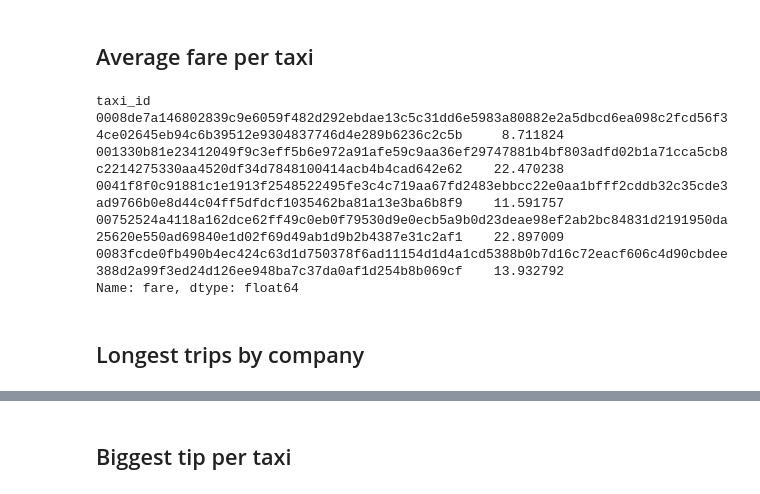
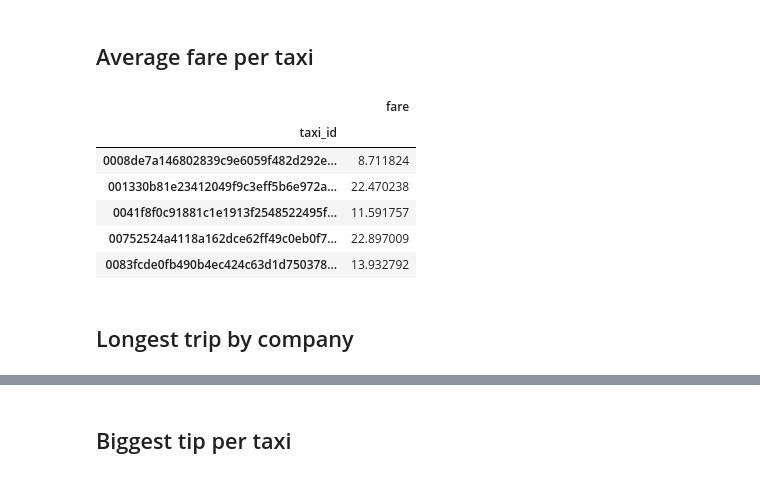
Before and after one commit to EwertonLuan/data_pipeline, a Jupyter notebook: data_pipeline.ipynb, the cells around one changed output, grey strips where cells are left out. Saved outputs shown, nothing was run; the diff lists cells and outputs as text; code cells hidden in the pictures.

```diff
--- a/data_pipeline.ipynb
+++ b/data_pipeline.ipynb
@@ -11,7 +11,7 @@ from pandas.io.json import json_normalize
 # %% [markdown]
 ## 2. DATA ANALYSIS
 # %%
-date_time_zone_parser = lambda x: pd.datetime.strptime(x, '%Y-%m-%d %H:%M:%S %Z')
+date_time_zone_parser = lambda x: datetime.strptime(x, '%Y-%m-%d %H:%M:%S %Z')
 
 df_taxi = pd.read_csv('chicago_taxi_2020.csv',
                  parse_dates=['trip_start_timestamp'],
@@ -22,7 +22,7 @@ df_taxi = pd.read_csv('chicago_taxi_2020.csv',
 df_taxi['trip_km'] = df_taxi.trip_miles.div(0.621371).round(3)
 
 # End Trip Rounded by 15min
-df_taxi['trip_end_timestamp'] = df_taxi['trip_start_timestamp'] + pd.to_timedelta(df['trip_seconds'], unit='s')
+df_taxi['trip_end_timestamp'] = df_taxi['trip_start_timestamp'] + pd.to_timedelta(df_taxi['trip_seconds'], unit='s')
 df_taxi['trip_end_timestamp'] = df_taxi['trip_end_timestamp'].dt.round('15min')
 
 df_taxi.head()
@@ -38,17 +38,17 @@ df_taxi.head()
 ##  Average fare per taxi
 # %%
 
-df_taxi_average = df_taxi.groupby('taxi_id')['fare'].mean()
+df_taxi_average = pd.DataFrame(df_taxi.groupby('taxi_id')['fare'].mean())
 
 df_taxi_average.head()
 # %% [output]
-taxi_id
-0008de7a146802839c9e6059f482d292ebdae13c5c31dd6e5983a80882e2a5dbcd6ea098c2fcd56f34ce02645eb94c6b39512e9304837746d4e289b6236c2c5b     8.711824
-001330b81e23412049f9c3eff5b6e972a91afe59c9aa36ef29747881b4bf803adfd02b1a71cca5cb8c2214275330aa4520df34d7848100414acb4b4cad642e62    22.470238
-0041f8f0c91881c1e1913f2548522495fe3c4c719aa67fd2483ebbcc22e0aa1bfff2cddb32c35cde3ad9766b0e8d44c04ff5dfdcf1035462ba81a13e3ba6b8f9    11.591757
-00752524a4118a162dce62ff49c0eb0f79530d9e0ecb5a9b0d23deae98ef2ab2bc84831d2191950da25620e550ad69840e1d02f69d49ab1d9b2b4387e31c2af1    22.897009
-0083fcde0fb490b4ec424c63d1d750378f6ad11154d1d4a1cd5388b0b7d16c72eacf606c4d90cbdee388d2a99f3ed24d126ee948ba7c37da0af1d254b8b069cf    13.932792
-Name: fare, dtype: float64
+|  | fare |
+| taxi_id |  |
+| 0008de7a146802839c9e6059f482d292e... | 8.711824 |
+| 001330b81e23412049f9c3eff5b6e972a... | 22.470238 |
+| 0041f8f0c91881c1e1913f2548522495f... | 11.591757 |
+| 00752524a4118a162dce62ff49c0eb0f7... | 22.897009 |
+| 0083fcde0fb490b4ec424c63d1d750378... | 13.932792 |
 # %% [markdown]
-## Longest trips by company
+## Longest trip by company
 # %%
```
Also changed, not shown: parts of 4 cells of this notebook, 3 other files.
